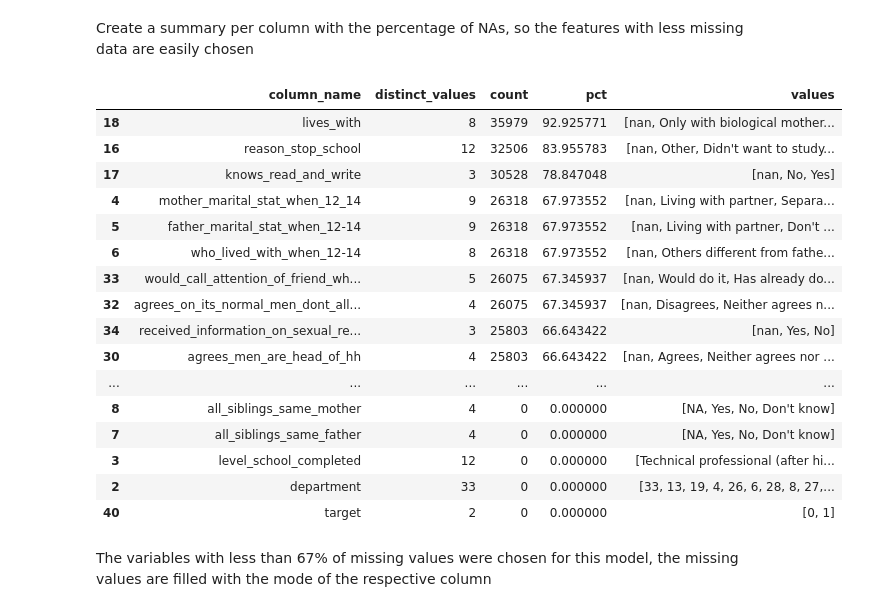
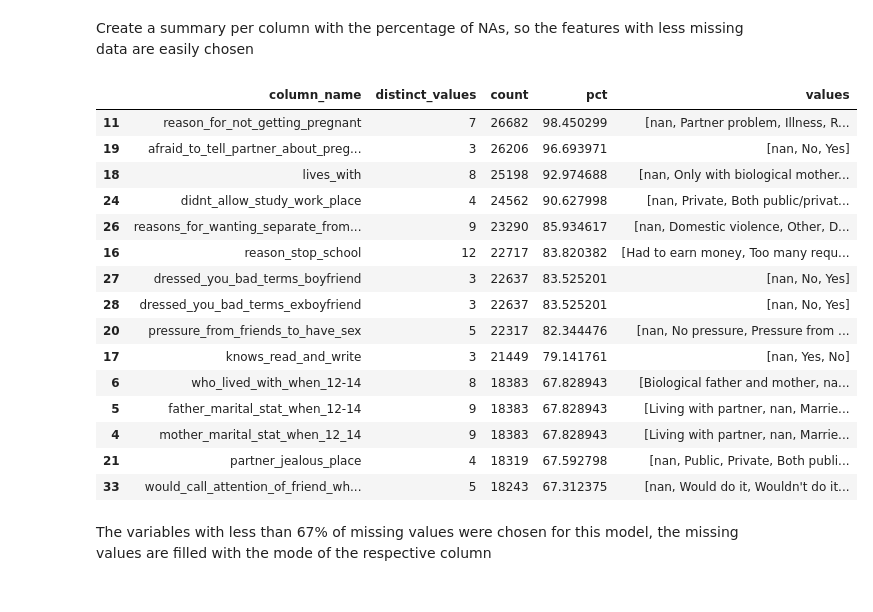
Before and after one commit to lucchaves/women-in-tech, a Jupyter notebook: COL_Women_Seen_From_ML.ipynb, the cells around one changed output. Saved outputs shown, nothing was run; the diff lists cells and outputs as text; code cells hidden in the pictures.

```diff
--- a/COL_Women_Seen_From_ML.ipynb
+++ b/COL_Women_Seen_From_ML.ipynb
@@ -12,6 +12,8 @@ from google.colab import auth
 from oauth2client.client import GoogleCredentials
 from matplotlib import pyplot as plt
 from matplotlib import rcParams
+import matplotlib
+
 from sklearn.cluster import KMeans
 from sklearn.model_selection import train_test_split
 from sklearn.metrics import confusion_matrix, roc_auc_score, roc_curve,f1_score,log_loss
@@ -20,11 +22,13 @@ from sklearn.feature_selection import SelectFromModel
 import pandas as pd
 import numpy as np
 import scipy.stats  as stats
+import seaborn as sn
 import statsmodels.api as sm
 import xgboost as xgb
 
 pd.set_option("display.max_rows", 300)
-pd.set_option('display.max_colwidth', -1)
+pd.set_option('display.max_colwidth', None)
+pd.set_option('mode.chained_assignment', None)
 # %%
 auth.authenticate_user()
 gauth = GoogleAuth()
@@ -307,3 +259,8 @@ It shows that the target is balanced enough, since the percentage of 1s is 39.92
+# %%
+target = data['target'].copy()
+X = data.drop('target', axis=1).copy()
+
+X_train, X_test, y_train, y_test = train_test_split(X, target, test_size=0.3, random_state=0)
 # %% [markdown]
 ## Data Wrangling
 The data is prepared to be used in the model
@@ -337,32 +283,32 @@ new_cat = ['afraid_to_tell_partner_about_pregnancy',
            'all_siblings_same_father', 'all_siblings_same_mother',
            'reason_for_not_getting_pregnant']
 
-data[new_cat] = data[new_cat].fillna(value='NA')
+X_train[new_cat].fillna(value='NA', inplace=True)
+X_test[new_cat].fillna(value='NA', inplace=True)
 # %% [markdown]
 ### Pre-select variables based on NAs %
 # %% [markdown]
 Create a summary per column with the percentage of NAs, so the features with less missing data are easily chosen
 # %%
-nans = df_summary(data)
-nans
+nans = df_summary(X_train)
+nans.head(15)
 # %% [output]
 |  | column_name | distinct_values | count | pct | values |
-| 18 | lives_with | 8 | 35979 | 92.925771 | [nan, Only with biological mother... |
-| 16 | reason_stop_school | 12 | 32506 | 83.955783 | [nan, Other, Didn't want to study... |
-| 17 | knows_read_and_write | 3 | 30528 | 78.847048 | [nan, No, Yes] |
-| 4 | mother_marital_stat_when_12_14 | 9 | 26318 | 67.973552 | [nan, Living with partner, Separa... |
-| 5 | father_marital_stat_when_12-14 | 9 | 26318 | 67.973552 | [nan, Living with partner, Don't ... |
-| 6 | who_lived_with_when_12-14 | 8 | 26318 | 67.973552 | [nan, Others different from fathe... |
-| 33 | would_call_attention_of_friend_wh... | 5 | 26075 | 67.345937 | [nan, Would do it, Has already do... |
-| 32 | agrees_on_its_normal_men_dont_all... | 4 | 26075 | 67.345937 | [nan, Disagrees, Neither agrees n... |
-| 34 | received_information_on_sexual_re... | 3 | 25803 | 66.643422 | [nan, Yes, No] |
-| 30 | agrees_men_are_head_of_hh | 4 | 25803 | 66.643422 | [nan, Agrees, Neither agrees nor ... |
-| ... | ... | ... | ... | ... | ... |
-| 8 | all_siblings_same_mother | 4 | 0 | 0.000000 | [NA, Yes, No, Don't know] |
-| 7 | all_siblings_same_father | 4 | 0 | 0.000000 | [NA, Yes, No, Don't know] |
-| 3 | level_school_completed | 12 | 0 | 0.000000 | [Technical professional (after hi... |
-| 2 | department | 33 | 0 | 0.000000 | [33, 13, 19, 4, 26, 6, 28, 8, 27,... |
-| 40 | target | 2 | 0 | 0.000000 | [0, 1] |
+| 11 | reason_for_not_getting_pregnant | 7 | 26682 | 98.450299 | [nan, Partner problem, Illness, R... |
+| 19 | afraid_to_tell_partner_about_preg... | 3 | 26206 | 96.693971 | [nan, No, Yes] |
+| 18 | lives_with | 8 | 25198 | 92.974688 | [nan, Only with biological mother... |
+| 24 | didnt_allow_study_work_place | 4 | 24562 | 90.627998 | [nan, Private, Both public/privat... |
+| 26 | reasons_for_wanting_separate_from... | 9 | 23290 | 85.934617 | [nan, Domestic violence, Other, D... |
+| 16 | reason_stop_school | 12 | 22717 | 83.820382 | [Had to earn money, Too many requ... |
+| 27 | dressed_you_bad_terms_boyfriend | 3 | 22637 | 83.525201 | [nan, No, Yes] |
+| 28 | dressed_you_bad_terms_exboyfriend | 3 | 22637 | 83.525201 | [nan, No, Yes] |
+| 20 | pressure_from_friends_to_have_sex | 5 | 22317 | 82.344476 | [nan, No pressure, Pressure from ... |
+| 17 | knows_read_and_write | 3 | 21449 | 79.141761 | [nan, Yes, No] |
+| 6 | who_lived_with_when_12-14 | 8 | 18383 | 67.828943 | [Biological father and mother, na... |
+| 5 | father_marital_stat_when_12-14 | 9 | 18383 | 67.828943 | [Living with partner, nan, Marrie... |
+| 4 | mother_marital_stat_when_12_14 | 9 | 18383 | 67.828943 | [Living with partner, nan, Marrie... |
+| 21 | partner_jealous_place | 4 | 18319 | 67.592798 | [nan, Public, Private, Both publi... |
+| 33 | would_call_attention_of_friend_wh... | 5 | 18243 | 67.312375 | [nan, Would do it, Wouldn't do it... |
 # %% [markdown]
 The variables with less than 67% of missing values were chosen for this model, the missing values are filled with the mode of the respective column
 # %%
```
Also changed, not shown: parts of 56 cells of this notebook.
